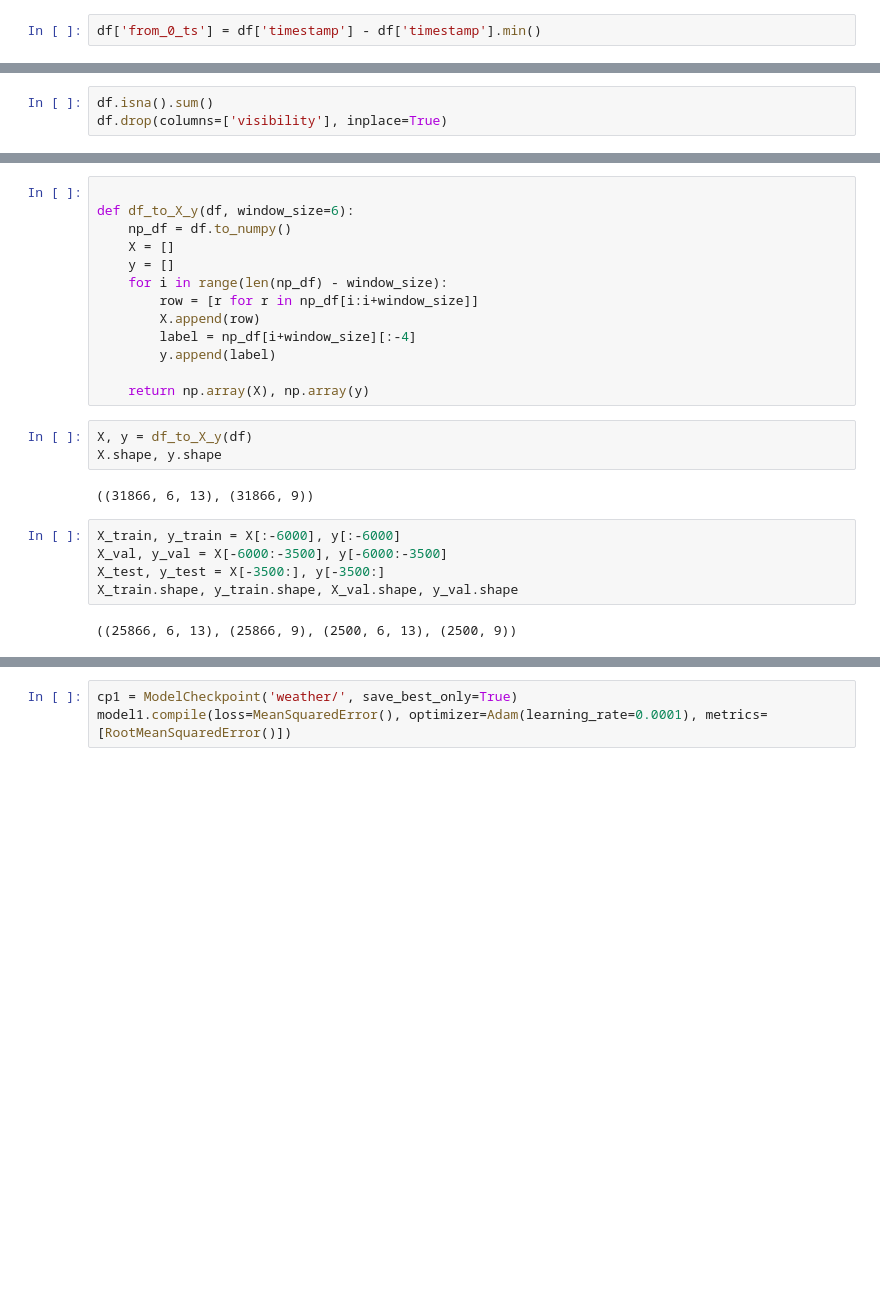
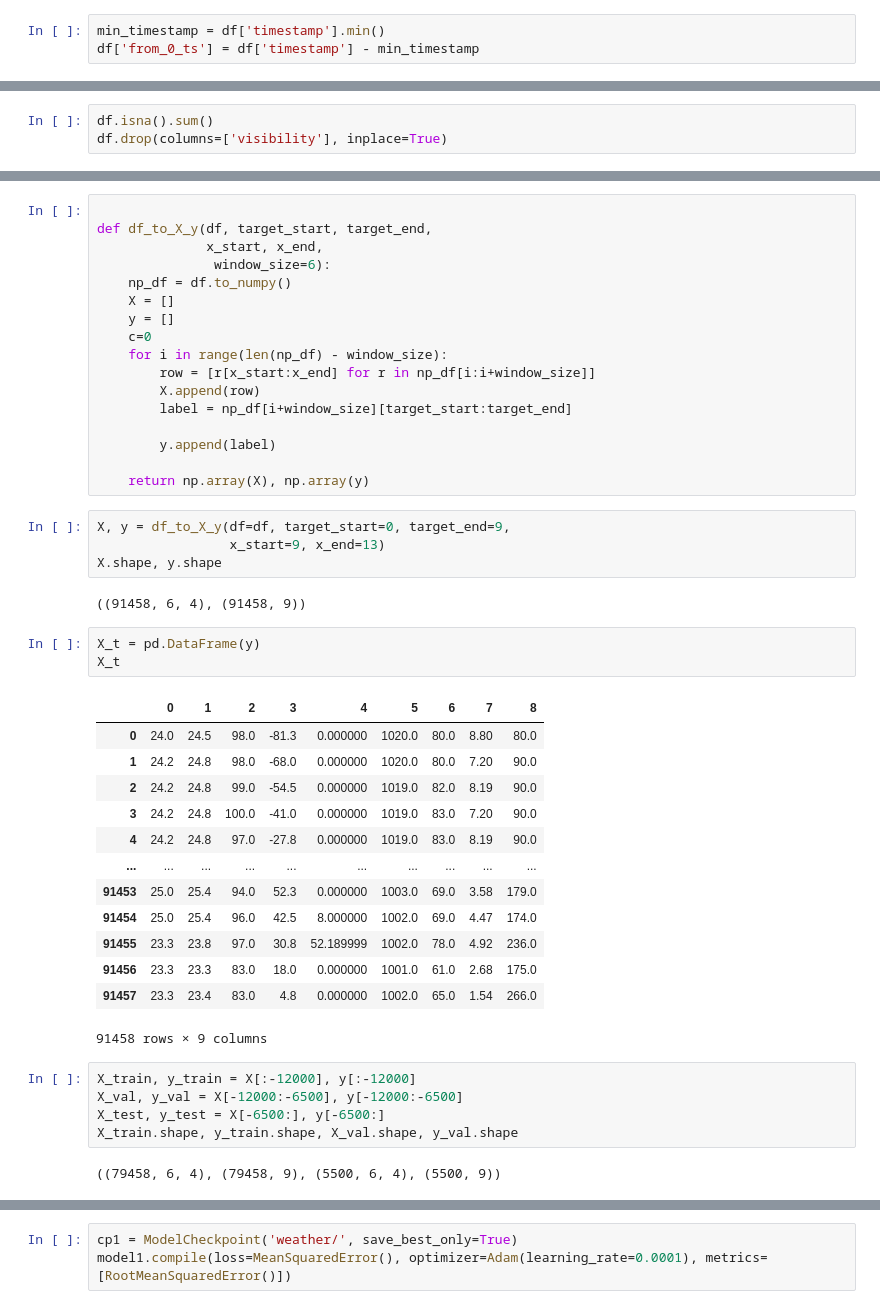
Before and after one commit to njnjfnj/Weather_Predictor, a Jupyter notebook: EDA/EDA.ipynb, the cells around one changed output, grey strips where cells are left out. Drawn from its saved outputs; the diff is of its cells as text; blank space fills up the shorter version.

```diff
--- a/EDA/EDA.ipynb
+++ b/EDA/EDA.ipynb
@@ -244,7 +244,8 @@ timestamp
 # %%
 df.drop(columns=['weather_description'], inplace=True)
-# %%
-df['from_0_ts'] = df['timestamp'] - df['timestamp'].min()
+# %%
+min_timestamp = df['timestamp'].min()
+df['from_0_ts'] = df['timestamp'] - min_timestamp
 # %%
 num_s_day = 60*60*24
 num_s_year = 365.2425* num_s_day
@@ -274,26 +283,48 @@ df.drop(columns=['visibility'], inplace=True)
 # %%
 
-def df_to_X_y(df, window_size=6):
+def df_to_X_y(df, target_start, target_end,
+              x_start, x_end,
+               window_size=6):
     np_df = df.to_numpy()
     X = []
     y = []
+    c=0
     for i in range(len(np_df) - window_size):
-        row = [r for r in np_df[i:i+window_size]]
+        row = [r[x_start:x_end] for r in np_df[i:i+window_size]]
         X.append(row)
-        label = np_df[i+window_size][:-4]
+        label = np_df[i+window_size][target_start:target_end]
+
         y.append(label)
 
     return np.array(X), np.array(y)
 # %%
-X, y = df_to_X_y(df)
+X, y = df_to_X_y(df=df, target_start=0, target_end=9,
+                 x_start=9, x_end=13)
 X.shape, y.shape
 # %% [output]
-((31866, 6, 13), (31866, 9))
+((91458, 6, 4), (91458, 9))
+# %%
+X_t = pd.DataFrame(y)
+X_t
+# %% [output]
+|  | 0 | 1 | 2 | 3 | 4 | 5 | 6 | 7 | 8 |
+| 0 | 24.0 | 24.5 | 98.0 | -81.3 | 0.000000 | 1020.0 | 80.0 | 8.80 | 80.0 |
+| 1 | 24.2 | 24.8 | 98.0 | -68.0 | 0.000000 | 1020.0 | 80.0 | 7.20 | 90.0 |
+| 2 | 24.2 | 24.8 | 99.0 | -54.5 | 0.000000 | 1019.0 | 82.0 | 8.19 | 90.0 |
+| 3 | 24.2 | 24.8 | 100.0 | -41.0 | 0.000000 | 1019.0 | 83.0 | 7.20 | 90.0 |
+| 4 | 24.2 | 24.8 | 97.0 | -27.8 | 0.000000 | 1019.0 | 83.0 | 8.19 | 90.0 |
+| ... | ... | ... | ... | ... | ... | ... | ... | ... | ... |
+| 91453 | 25.0 | 25.4 | 94.0 | 52.3 | 0.000000 | 1003.0 | 69.0 | 3.58 | 179.0 |
+| 91454 | 25.0 | 25.4 | 96.0 | 42.5 | 8.000000 | 1002.0 | 69.0 | 4.47 | 174.0 |
+| 91455 | 23.3 | 23.8 | 97.0 | 30.8 | 52.189999 | 1002.0 | 78.0 | 4.92 | 236.0 |
+| 91456 | 23.3 | 23.3 | 83.0 | 18.0 | 0.000000 | 1001.0 | 61.0 | 2.68 | 175.0 |
+| 91457 | 23.3 | 23.4 | 83.0 | 4.8 | 0.000000 | 1002.0 | 65.0 | 1.54 | 266.0 |
+91458 rows × 9 columns
 # %%
-X_train, y_train = X[:-6000], y[:-6000]
-X_val, y_val = X[-6000:-3500], y[-6000:-3500]
-X_test, y_test = X[-3500:], y[-3500:]
+X_train, y_train = X[:-12000], y[:-12000]
+X_val, y_val = X[-12000:-6500], y[-12000:-6500]
+X_test, y_test = X[-6500:], y[-6500:]
 X_train.shape, y_train.shape, X_val.shape, y_val.shape
 # %% [output]
-((25866, 6, 13), (25866, 9), (2500, 6, 13), (2500, 9))
+((79458, 6, 4), (79458, 9), (5500, 6, 4), (5500, 9))
 # %%
```
Also changed, not shown: parts of 31 cells of this notebook, 3 other files.
